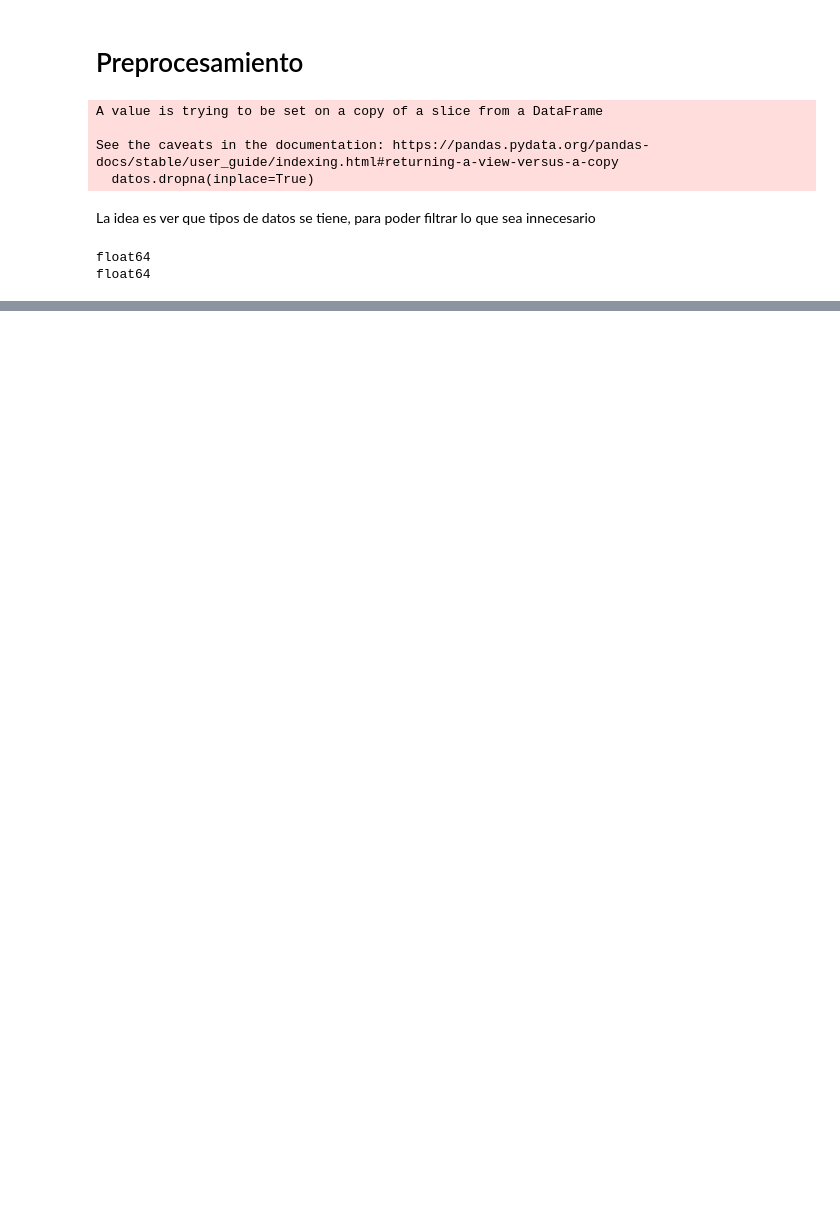
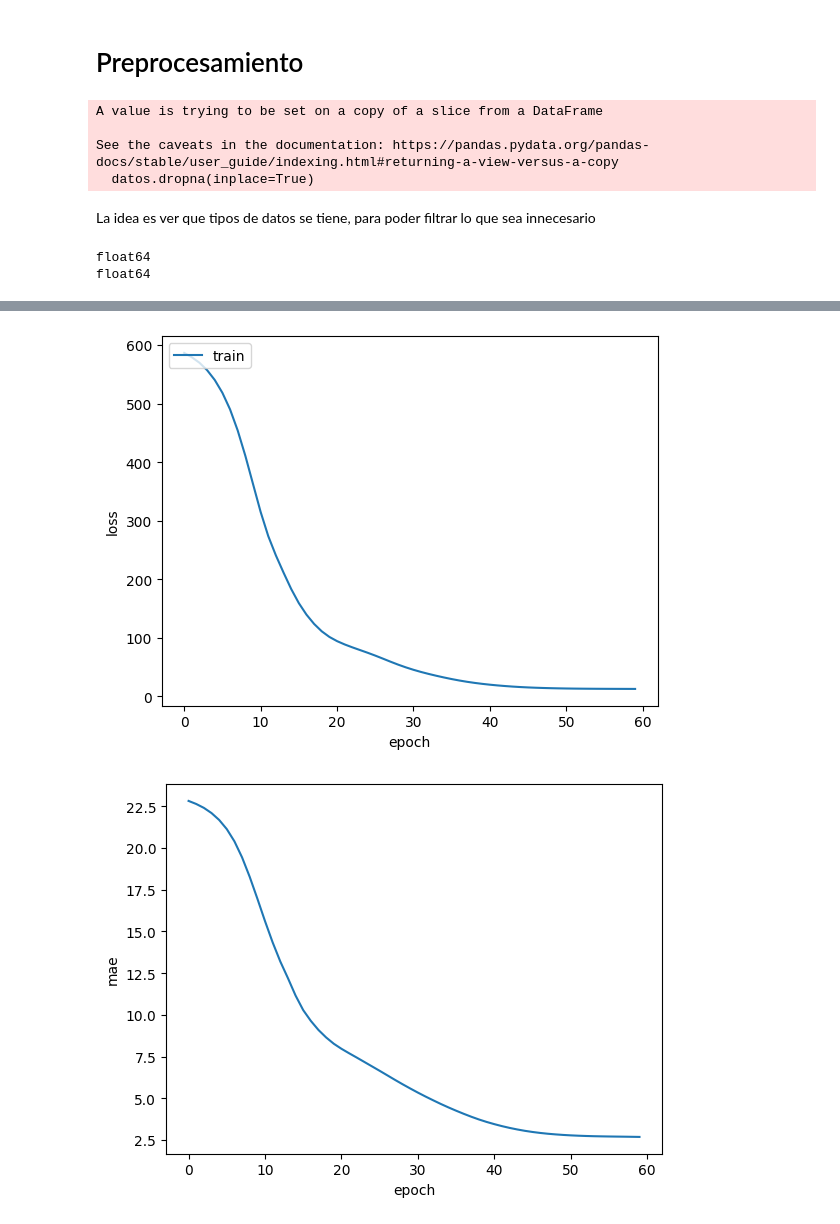
Before and after one commit to neekBruh/PrimerParcialIA2024, a Jupyter notebook: Grommeck_1P_IA.ipynb, the cells around one changed output, grey strips where cells are left out. Saved outputs shown, nothing was run; the diff lists cells and outputs as text; code cells hidden in the pictures; blank space fills up the shorter version.

```diff
--- a/Grommeck_1P_IA.ipynb
+++ b/Grommeck_1P_IA.ipynb
@@ -194,0 +194,19 @@ MAE en validación: [336.5521240234375, 16.443742752075195]
+# %%
+
+# Entrenar el modelo final usando los mejores hiperparámetros
+modelo_final = Sequential()
+modelo_final.add(Dense(mejor_num_unidades, activation='relu', input_shape=(X_entrenamiento.shape[1],)))
+for _ in range(mejor_num_capas - 1):
+    modelo_final.add(Dense(mejor_num_unidades, activation='relu'))
+modelo_final.add(Dense(3, activation='linear'))
+
+modelo_final.compile(optimizer=tf.keras.optimizers.Adam(),
+                     loss='mse',
+                     metrics=['mae'])
+
+# Entrenar el modelo final
+history = modelo_final.fit(X_entrenamiento, y_entrenamiento, validation_data=(X_validacion, y_validacion), epochs=training_epochs, batch_size=256, verbose=1, shuffle=False)
+
+# Evaluar en conjunto de prueba
+mae = modelo_final.evaluate(X_validacion, y_validacion, verbose=0)
+print(f'MAE en validación: {mae}')
@@ -194,0 +231,18 @@ MAE en validación: [336.5521240234375, 16.443742752075195]
+# %%
+
+
+plt.figure()
+plt.plot(history.history['val_loss'])
+plt.ylabel('loss')
+plt.xlabel('epoch')
+plt.legend(['train', 'val'], loc='upper left')
+
+plt.figure()
+plt.plot(history.history['val_mae'])
+plt.ylabel('mae')
+plt.xlabel('epoch')
+
+plt.show()
+# %% [output]
+[figure, added]
+[figure, added]
```
Also changed, not shown: parts of 8 cells of this notebook.
